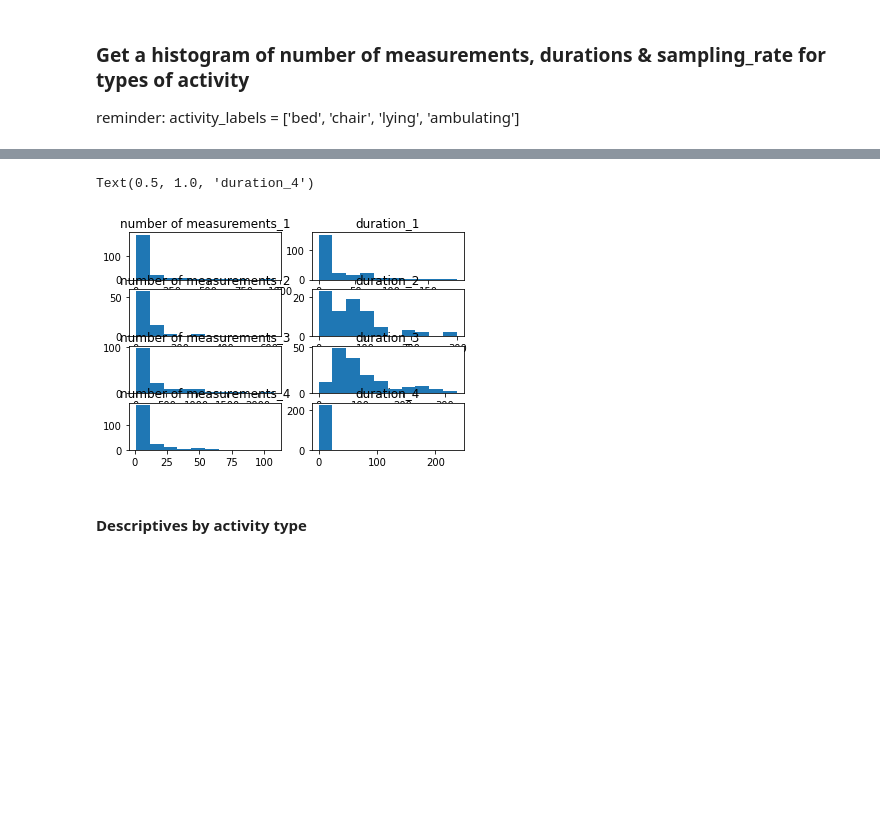
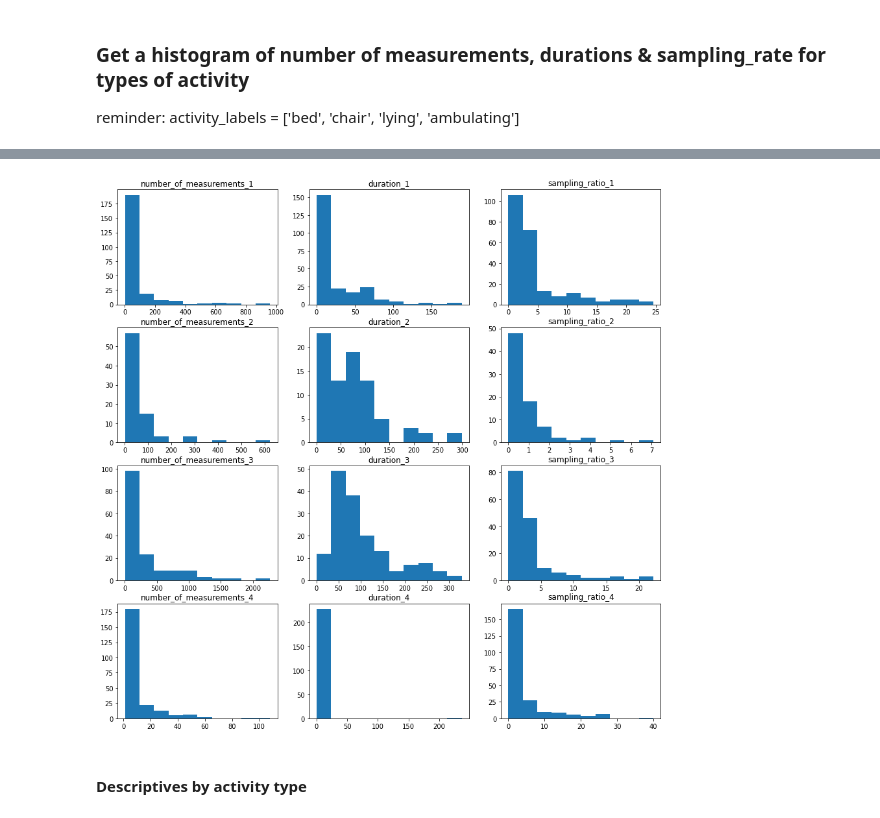
Before and after one commit to ym-pett/motiondetection, a Jupyter notebook: notebooks/descriptive_statistics.ipynb, the cells around one changed output, grey strips where cells are left out. Saved outputs shown, nothing was run; the diff lists cells and outputs as text; code cells hidden in the pictures; blank space fills up the shorter version.

Commit message:
fixed histograms of descriptives

```diff
--- a/notebooks/descriptive_statistics.ipynb
+++ b/notebooks/descriptive_statistics.ipynb
@@ -183,45 +168,67 @@ seq_df[seq_df['activity_type'] == 1]['sampling_ratio'].hist()
 # %%
-fig, axs = plt.subplots(4,2)
+# # first draft code for multiple plots:
 
-axs[0,0].hist(seq_df[seq_df['activity_type'] == 1]['number_of_measurements'])
-axs[0,0].set_title('number of measurements_{}'.format('1'))
+# fig, axs = plt.subplots(4,3)
 
-axs[1,0].hist(seq_df[seq_df['activity_type'] == 2]['number_of_measurements'])
-axs[1,0].set_title('number of measurements_{}'.format('2'))
+# fig.set_figheight(15)
+# fig.set_figwidth(15)
 
-axs[2,0].hist(seq_df[seq_df['activity_type'] == 3]['number_of_measurements'])
-axs[2,0].set_title('number of measurements_{}'.format('3'))
+# axs[0,0].hist(seq_df[seq_df['activity_type'] == 1]['number_of_measurements'])
+# axs[0,0].set_title('number of measurements_{}'.format('1'))
 
-axs[3,0].hist(seq_df[seq_df['activity_type'] == 4]['number_of_measurements'])
-axs[3,0].set_title('number of measurements_{}'.format('4'))
+# axs[1,0].hist(seq_df[seq_df['activity_type'] == 2]['number_of_measurements'])
+# axs[1,0].set_title('number of measurements_{}'.format('2'))
 
-# second column
+# axs[2,0].hist(seq_df[seq_df['activity_type'] == 3]['number_of_measurements'])
+# axs[2,0].set_title('number of measurements_{}'.format('3'))
 
-axs[0,1].hist(seq_df[seq_df['activity_type'] == 1]['duration'])
-axs[0,1].set_title('duration_{}'.format('1'))
+# axs[3,0].hist(seq_df[seq_df['activity_type'] == 4]['number_of_measurements'])
+# axs[3,0].set_title('number of measurements_{}'.format('4'))
 
-axs[1,1].hist(seq_df[seq_df['activity_type'] == 2]['duration'])
-axs[1,1].set_title('duration_{}'.format('2'))
+# # second column
 
-axs[2,1].hist(seq_df[seq_df['activity_type'] == 3]['duration'])
-axs[2,1].set_title('duration_{}'.format('3'))
+# axs[0,1].hist(seq_df[seq_df['activity_type'] == 1]['duration'])
+# axs[0,1].set_title('duration_{}'.format('1'))
 
-axs[3,1].hist(seq_df[seq_df['activity_type'] == 4]['duration'])
-axs[3,1].set_title('duration_{}'.format('4'))
+# axs[1,1].hist(seq_df[seq_df['activity_type'] == 2]['duration'])
+# axs[1,1].set_title('duration_{}'.format('2'))
 
+# axs[2,1].hist(seq_df[seq_df['activity_type'] == 3]['duration'])
+# axs[2,1].set_title('duration_{}'.format('3'))
 
+# axs[3,1].hist(seq_df[seq_df['activity_type'] == 4]['duration'])
+# axs[3,1].set_title('duration_{}'.format('4'))
 
-# axs[0, 0].plot(x, y)
-# axs[0, 0].set_title('Axis [0, 0]')
-# axs[0, 1].plot(x, y, 'tab:orange')
-# axs[0, 1].set_title('Axis [0, 1]')
-# axs[1, 0].plot(x, -y, 'tab:green')
-# axs[1, 0].set_title('Axis [1, 0]')
-# axs[1, 1].plot(x, -y, 'tab:red')
-# axs[1, 1].set_title('Axis [1, 1]')
+# # third column
+
+# axs[0,2].hist(seq_df[seq_df['activity_type'] == 1]['sampling_ratio'])
+# axs[0,2].set_title('sampling ratio_{}'.format('1'))
+
+# axs[1,2].hist(seq_df[seq_df['activity_type'] == 2]['sampling_ratio'])
+# axs[1,2].set_title('sampling ratio_{}'.format('2'))
+
+# axs[2,2].hist(seq_df[seq_df['activity_type'] == 3]['sampling_ratio'])
+# axs[2,2].set_title('sampling ratio_{}'.format('3'))
+
+# axs[3,2].hist(seq_df[seq_df['activity_type'] == 4]['sampling_ratio'])
+# axs[3,2].set_title('sampling ratio_{}'.format('4'))
-# %% [output]
-Text(0.5, 1.0, 'duration_4')
-[figure, removed]
+# %%
+columns = [
+    'number_of_measurements',
+    'duration',
+    'sampling_ratio'
+]
+activity_types = sorted(seq_df['activity_type'].unique())
+fig, axs = plt.subplots(len(activity_types), len(columns))
+fig.set_figheight(15)
+fig.set_figwidth(15)
+
+for col, column in enumerate(columns):
+    for row, activity_type in enumerate(activity_types):
+        axs[row, col].hist(seq_df[seq_df['activity_type'] == activity_type][column])
+        axs[row, col].set_title('{}_{}'.format(column, activity_type))
+# %% [output]
+[figure, added]
 # %% [markdown]
 #### Descriptives by activity type
 # %%
```
Also changed, not shown: parts of 3 cells of this notebook.
